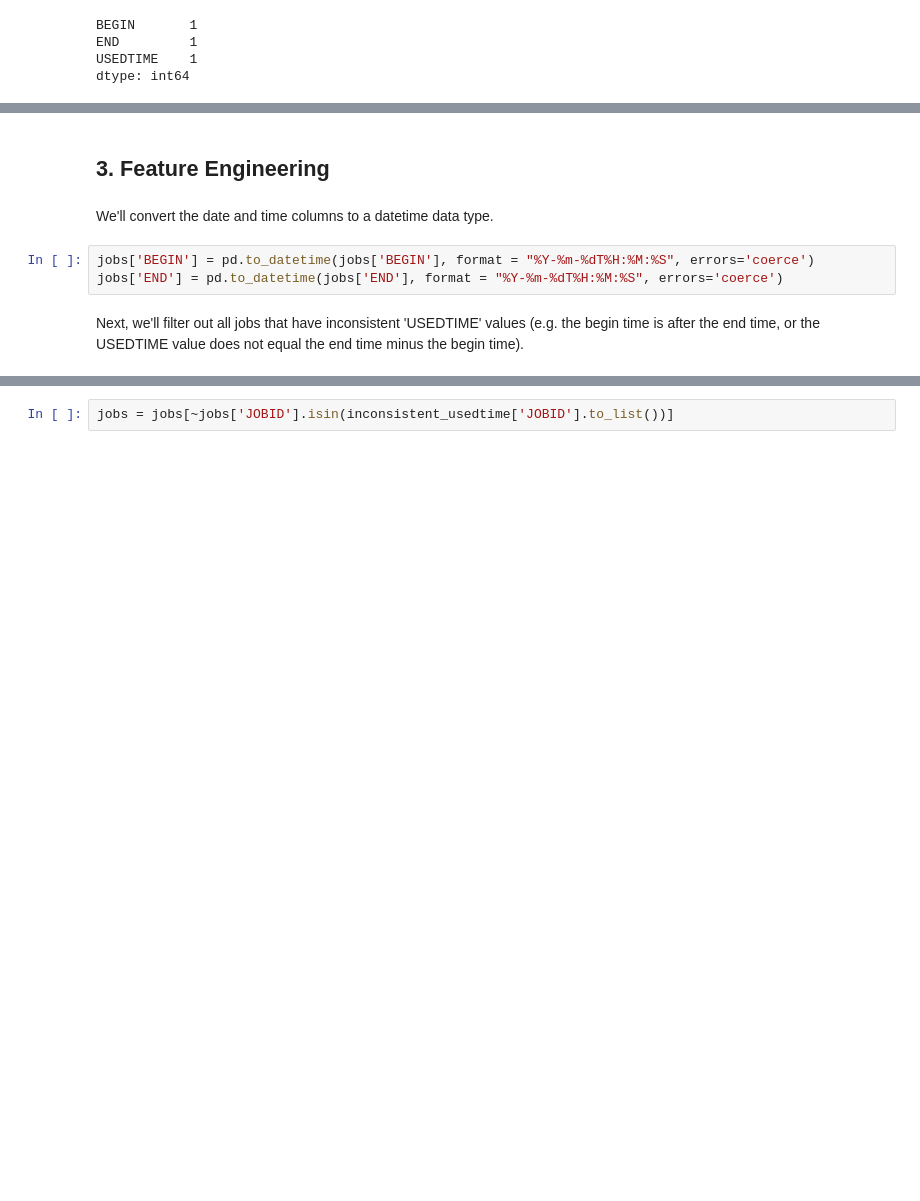
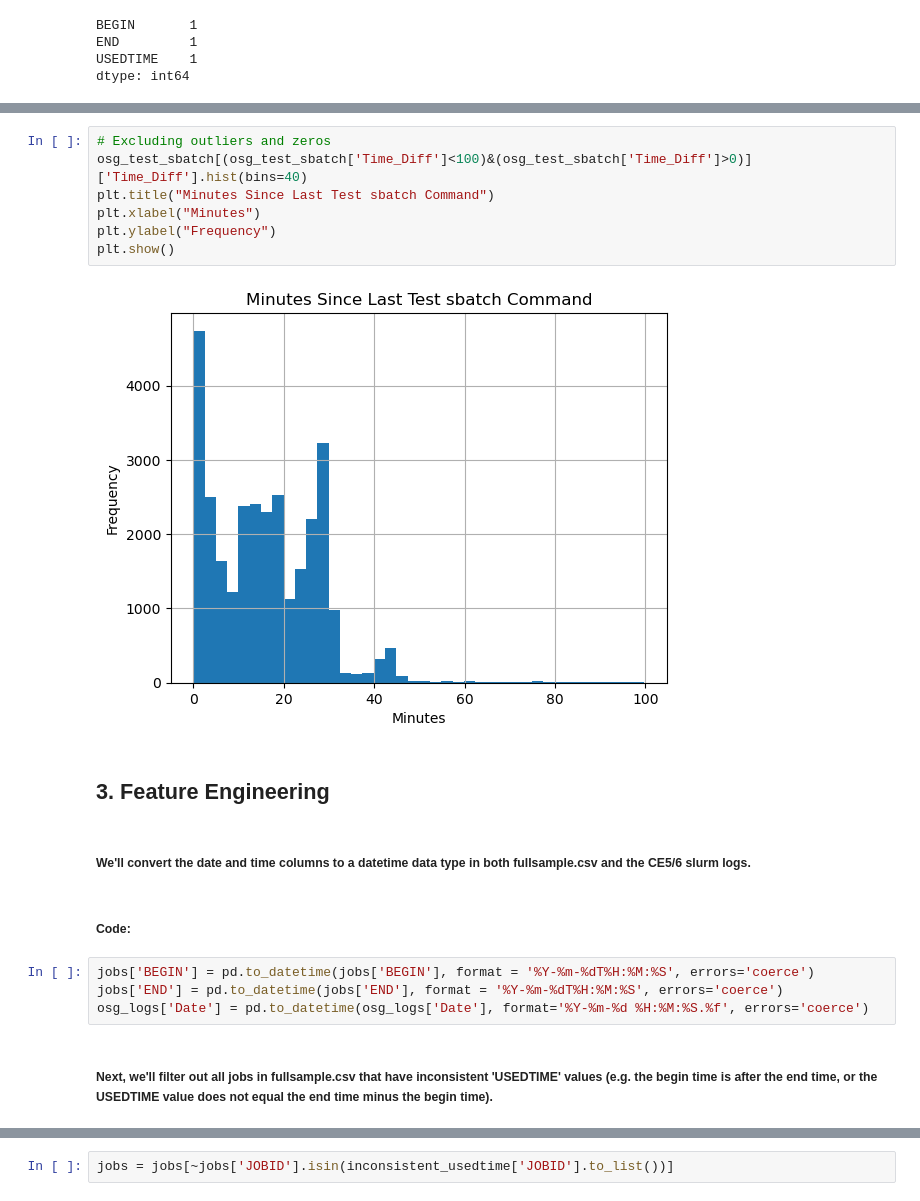
Before and after one commit to nss-data-science-cohort-9/accre-aezell314, a Jupyter notebook: notebooks/ACCRE Scheduling Investigation.ipynb, the cells around one changed output, grey strips where cells are left out. Saved outputs shown, nothing was run; the diff lists cells and outputs as text; blank space fills up the shorter version.

```diff
--- a/notebooks/ACCRE Scheduling Investigation.ipynb
+++ b/notebooks/ACCRE Scheduling Investigation.ipynb
@@ -251,9 +406,21 @@ ce6.head(5)
+# %%
+# Excluding outliers and zeros
+osg_test_sbatch[(osg_test_sbatch['Time_Diff']<100)&(osg_test_sbatch['Time_Diff']>0)]['Time_Diff'].hist(bins=40)
+plt.title("Minutes Since Last Test sbatch Command")
+plt.xlabel("Minutes")
+plt.ylabel("Frequency")
+plt.show()
+# %% [output]
+[figure, added]
 # %% [markdown]
 ## 3. Feature Engineering
 # %% [markdown]
-We'll convert the date and time columns to a datetime data type.
+##### We'll convert the date and time columns to a datetime data type in both fullsample.csv and the CE5/6 slurm logs.
+# %% [markdown]
+##### Code:
 # %%
-jobs['BEGIN'] = pd.to_datetime(jobs['BEGIN'], format = "%Y-%m-%dT%H:%M:%S", errors='coerce')
-jobs['END'] = pd.to_datetime(jobs['END'], format = "%Y-%m-%dT%H:%M:%S", errors='coerce')
+jobs['BEGIN'] = pd.to_datetime(jobs['BEGIN'], format = '%Y-%m-%dT%H:%M:%S', errors='coerce')
+jobs['END'] = pd.to_datetime(jobs['END'], format = '%Y-%m-%dT%H:%M:%S', errors='coerce')
+osg_logs['Date'] = pd.to_datetime(osg_logs['Date'], format='%Y-%m-%d %H:%M:%S.%f', errors='coerce')
 # %% [markdown]
-Next, we'll filter out all jobs that have inconsistent 'USEDTIME' values (e.g. the begin time is after the end time, or the USEDTIME value does not equal the end time minus the begin time).
+##### Next, we'll filter out all jobs in fullsample.csv that have inconsistent 'USEDTIME' values (e.g. the begin time is after the end time, or the USEDTIME value does not equal the end time minus the begin time).
```
Also changed, not shown: parts of 96 cells of this notebook.
